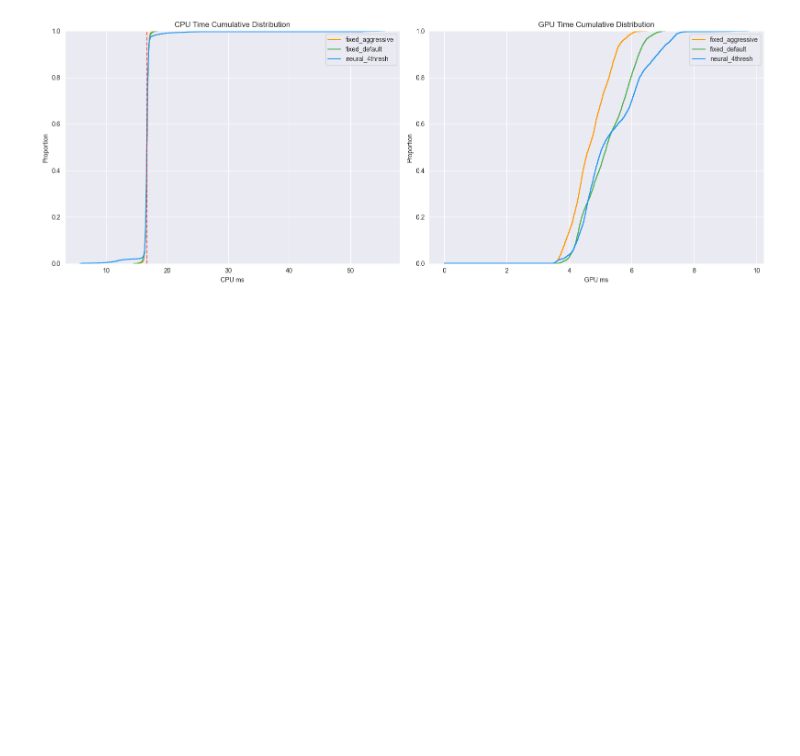
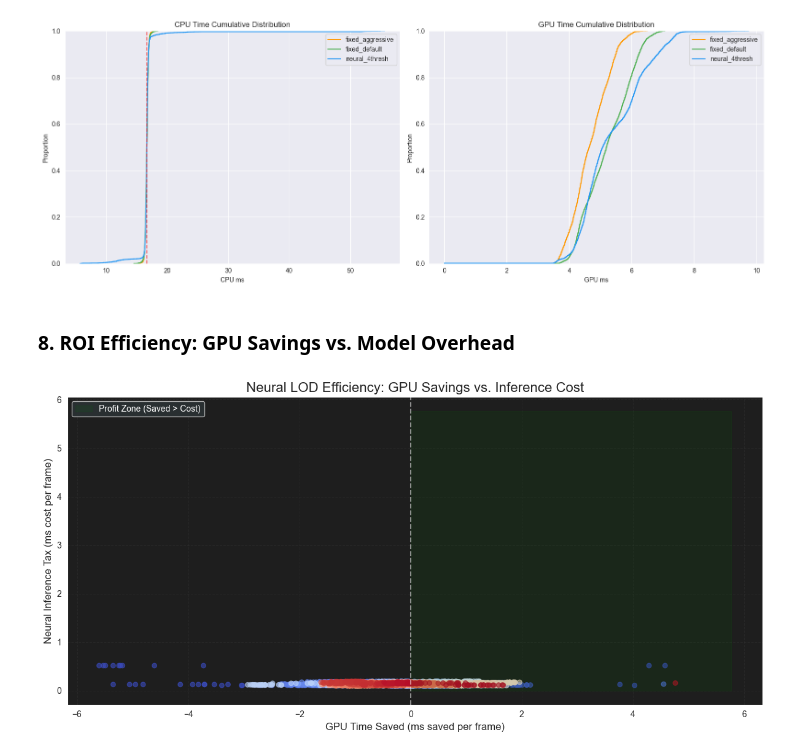
Before and after one commit to Silent0Wings/neural-lod, a Jupyter notebook: ml_pipeline/training/Stage_3/eval_baker_stage3_comparison.ipynb, the cells around one changed output. Drawn from its saved outputs; the diff is of its cells as text; code cells hidden in the pictures; blank space fills up the shorter version.

```diff
--- a/ml_pipeline/training/Stage_3/eval_baker_stage3_comparison.ipynb
+++ b/ml_pipeline/training/Stage_3/eval_baker_stage3_comparison.ipynb
@@ -295,3 +295,41 @@ plt.savefig(PLOTS_DIR / 'performance_cdf.png')
 plt.show()
 # %% [output]
 [figure]
+# %% [markdown]
+### 8. ROI Efficiency: GPU Savings vs. Model Overhead
+# %%
+# Filter both runs
+neural_plot = data[data['run_label'] == 'neural_4thresh'].copy()
+baseline_plot = data[data['run_label'] == 'fixed_default'].copy()
+
+if not neural_plot.empty and not baseline_plot.empty:
+    # Merge on 'frame' to align camera points perfectly
+    merged_roi = pd.merge(neural_plot[['frame', 'gpu_ms', 'inference_duration_ms']],
+                          baseline_plot[['frame', 'gpu_ms']],
+                          on='frame', suffixes=('_neural', '_base'))
+
+    # Calculate Savings: Positive = Neural is faster than Baseline
+    gpu_savings = merged_roi['gpu_ms_base'] - merged_roi['gpu_ms_neural']
+
+    plt.figure(figsize=(12, 6))
+    plt.scatter(gpu_savings, merged_roi['inference_duration_ms'],
+                c=merged_roi['frame'], cmap='coolwarm', alpha=0.6, s=30)
+
+    plt.axvline(0, color='white', linestyle='--', alpha=0.5)
+    plt.title('Neural LOD Efficiency: GPU Savings vs. Inference Cost', fontsize=16)
+    plt.xlabel('GPU Time Saved (ms saved per frame)', fontsize=12)
+    plt.ylabel('Neural Inference Tax (ms cost per frame)', fontsize=12)
+
+    # Visual cues for ROI zones
+    plt.fill_between([0, gpu_savings.max()+1], 0, [gpu_savings.max()+1, gpu_savings.max()+1],
+                     color='green', alpha=0.1, label='Profit Zone (Saved > Cost)')
+
+    plt.gca().set_facecolor('#1E1E1E')
+    plt.grid(color='#333333', linestyle='--', alpha=0.5)
+    plt.legend(facecolor='#2D3436', labelcolor='white')
+    plt.tight_layout()
+    plt.show()
+else:
+    print("Warning: Missing required run labels for ROI comparison.")
+# %% [output]
+[figure, added]
```
Also changed, not shown: parts of 4 cells of this notebook, 3 other files.
